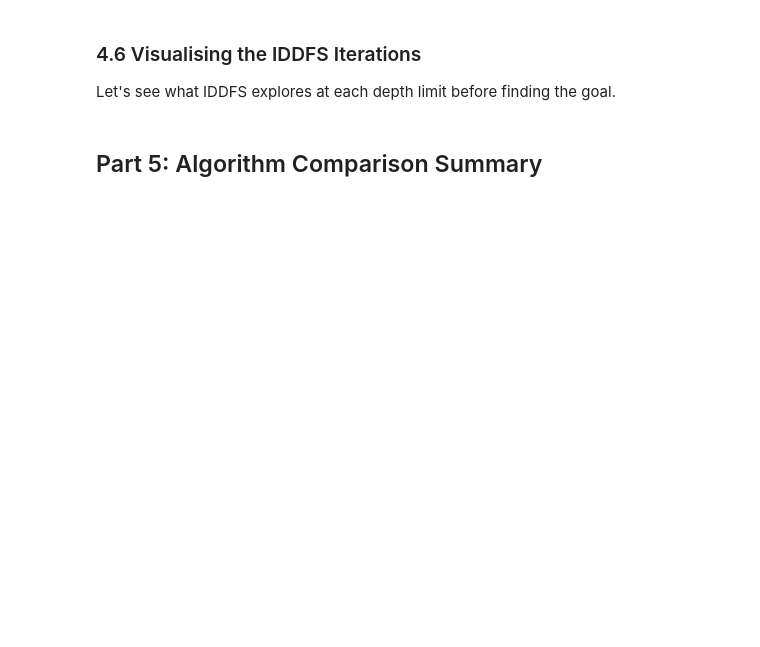
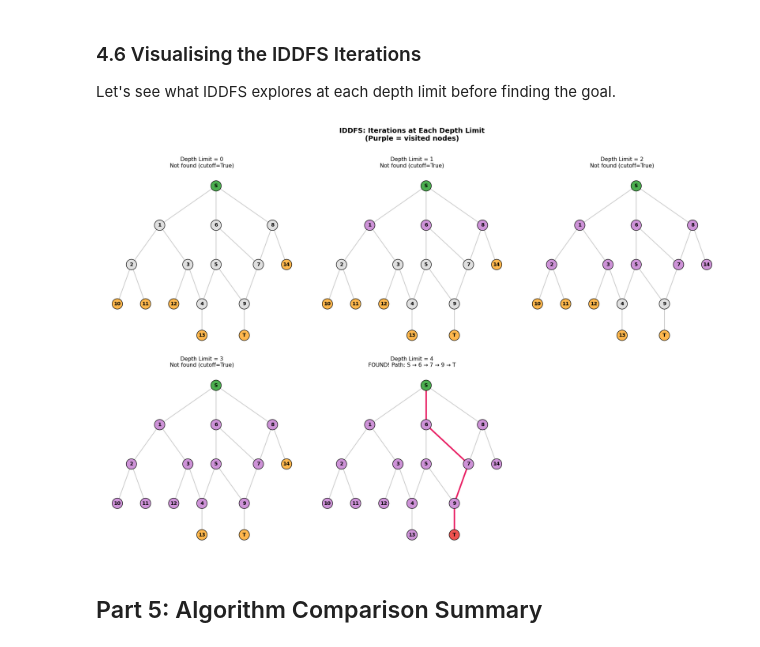
Before and after one commit to MatthewMcCarthy1/artificial-intelligence, a Jupyter notebook: lab-7/lab-7.ipynb, the cells around one changed output. Drawn from its saved outputs; the diff is of its cells as text; code cells hidden in the pictures; blank space fills up the shorter version.

```diff
--- a/lab-7/lab-7.ipynb
+++ b/lab-7/lab-7.ipynb
@@ -648,6 +648,7 @@ def depth_limited_dfs(graph, start, goal, limit):
 
     def _dldfs(node, path, depth):
         #TODO: add 'node' to 'visited'
+        visited.add(node)
 
         traversal_order.append(node)
 
@@ -681,6 +682,7 @@ print("-" * 60)
 
 for limit in range(1, 10):
     # TODO: run Depth-Limited DFS and get the resulting 'order', 'path', and 'cutoff'
+    order, path, cutoff = depth_limited_dfs(maze, 'S', 'T', limit)
 
     found = path is not None
     plen = len(path) - 1 if found else '-'
@@ -721,6 +731,7 @@ def iddfs(graph, start, goal, max_depth=50):
 
     for limit in range(max_depth + 1):
         # TODO: run Depth-Limited DFS and get the resulting 'order', 'path', and 'cutoff'
+        order, path, cutoff = depth_limited_dfs(maze, start, goal, limit)
 
         total_expanded += len(order)
 
@@ -734,6 +745,7 @@ def iddfs(graph, start, goal, max_depth=50):
     return [], None, -1, total_expanded
 # %%
 # TODO: run IDDFS and get the resulting order, path, depth, and total nodes
+iddfs_order, iddfs_path, iddfs_depth, iddfs_total = iddfs(maze, 'S', 'T')
 
 print(f"IDDFS Result:")
 print(f"  Goal found at depth limit: {iddfs_depth}")
@@ -757,7 +781,7 @@ axes = axes.flatten()
 for i, limit in enumerate(range(iddfs_depth + 1)):
     ax = axes[i]
     # TODO: run Depth-Limited DFS and get the resulting 'order', 'path', and 'cutoff'
-
+    order, path, cutoff = depth_limited_dfs(maze, 'S', 'T', limit)
 
     node_colors = []
     for n in maze.nodes():
@@ -767,33 +791,35 @@ for i, limit in enumerate(range(iddfs_depth + 1)):
             node_colors.append('#EF5350')
         elif n in order:
             node_colors.append('#CE93D8')   # Purple — visited
         elif maze.degree(n) == 1:
             node_colors.append('#FFB74D')
         else:
             node_colors.append('#E0E0E0')   # Grey — not visited
 
     nx.draw(maze, maze_pos, ax=ax, with_labels=True,
             node_color=node_colors, node_size=450,
             font_size=10, font_weight='bold',
             edge_color='#CCCCCC', width=1.5,
             edgecolors='black', linewidths=1)
 
     if path:
         path_edges = list(zip(path[:-1], path[1:]))
         nx.draw_networkx_edges(maze, maze_pos, edgelist=path_edges,
                                edge_color='#E91E63', width=3, ax=ax)
 
     status = f"FOUND! Path: {' → '.join(path)}" if path else f"Not found (cutoff={cutoff})"
     ax.set_title(f'Depth Limit = {limit}\n{status}', fontsize=11)
 
 # Hide unused subplot
 for j in range(i + 1, len(axes)):
     axes[j].set_visible(False)
 
 plt.suptitle('IDDFS: Iterations at Each Depth Limit\n(Purple = visited nodes)',
              fontsize=14, fontweight='bold', y=1.01)
 plt.tight_layout()
 plt.show()
+# %% [output]
+[figure, added]
 # %% [markdown]
 ## Part 5: Algorithm Comparison Summary
 # %%
```
Also changed, not shown: parts of 6 cells of this notebook.
